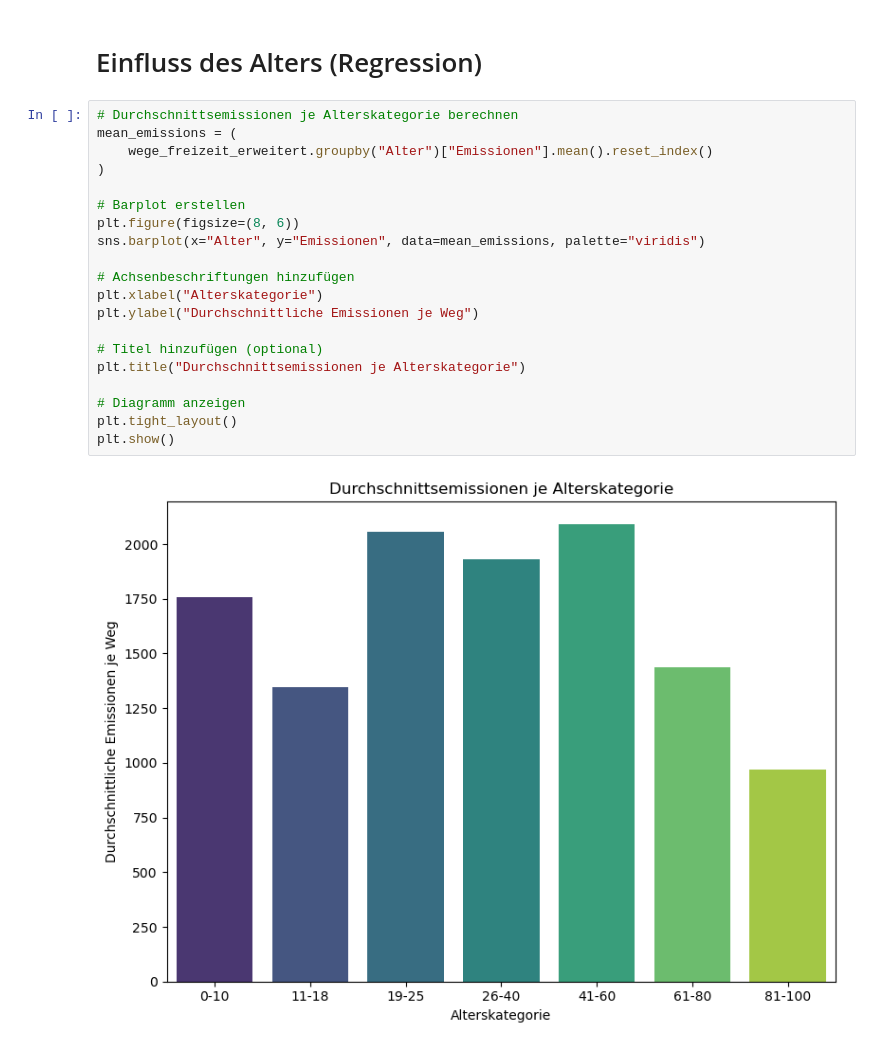
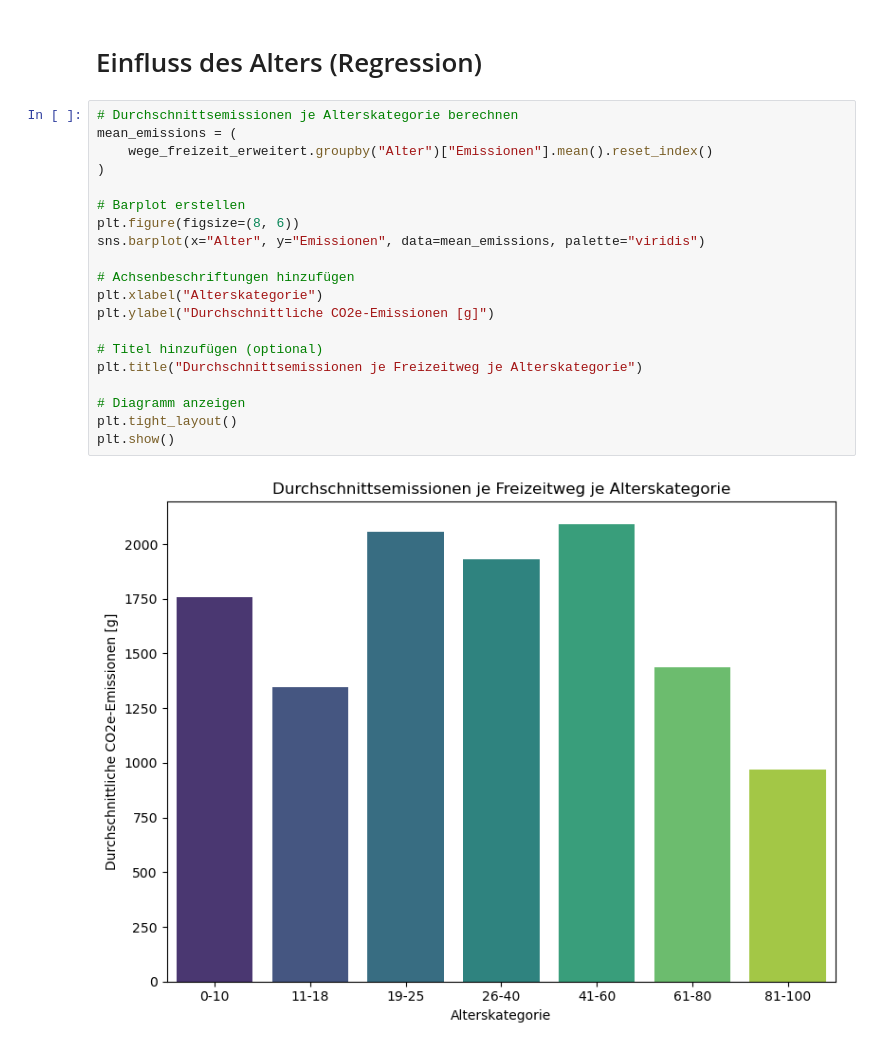
Before and after one commit to larissa-marti/ANM_Gruppe_Y, a Jupyter notebook: merge_wege_zielperson.ipynb, the cells around one changed output. Saved outputs shown, nothing was run; the diff lists cells and outputs as text.

```diff
--- a/merge_wege_zielperson.ipynb
+++ b/merge_wege_zielperson.ipynb
@@ -873,22 +873,22 @@ plt.show()
 # %%
 # Durchschnittsemissionen je Alterskategorie berechnen
 mean_emissions = (
     wege_freizeit_erweitert.groupby("Alter")["Emissionen"].mean().reset_index()
 )
 
 # Barplot erstellen
 plt.figure(figsize=(8, 6))
 sns.barplot(x="Alter", y="Emissionen", data=mean_emissions, palette="viridis")
 
 # Achsenbeschriftungen hinzufügen
 plt.xlabel("Alterskategorie")
-plt.ylabel("Durchschnittliche Emissionen je Weg")
+plt.ylabel("Durchschnittliche CO2e-Emissionen [g]")
 
 # Titel hinzufügen (optional)
-plt.title("Durchschnittsemissionen je Alterskategorie")
+plt.title("Durchschnittsemissionen je Freizeitweg je Alterskategorie")
 
 # Diagramm anzeigen
 plt.tight_layout()
 plt.show()
 # %% [output]
-[figure, old version]
+[figure, new version]
```
Also changed, not shown: parts of 8 cells of this notebook, 2 other files.
